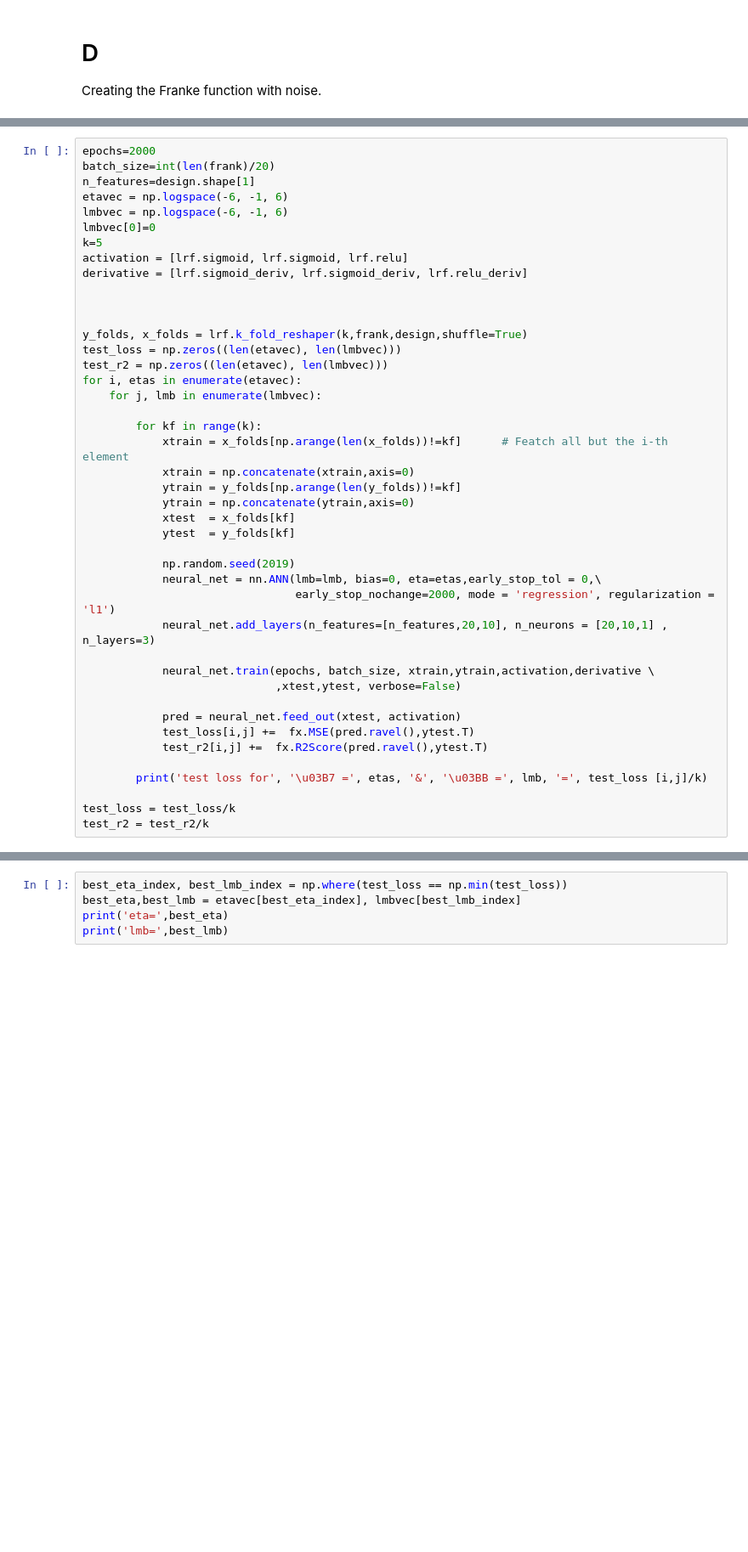
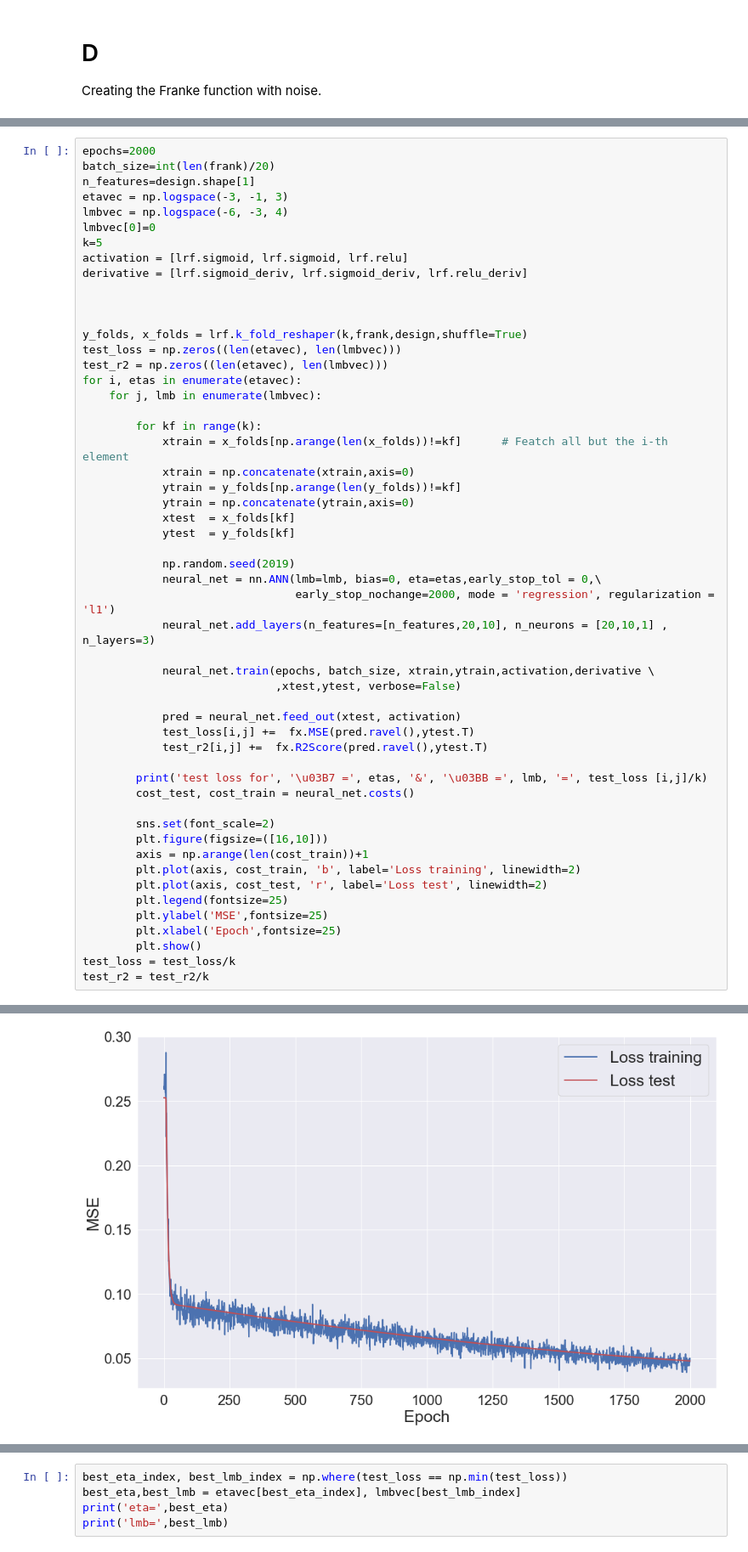
Before and after one commit to VemundST/Project2, a Jupyter notebook: Vemund/Part_D_LinearRegression-Copy1.ipynb, the cells around one changed output, grey strips where cells are left out. Shown at 85% size. Saved outputs shown, nothing was run; the diff lists cells and outputs as text; blank space fills up the shorter version.

```diff
--- a/Vemund/Part_D_LinearRegression-Copy1.ipynb
+++ b/Vemund/Part_D_LinearRegression-Copy1.ipynb
@@ -59,8 +59,8 @@ print(design.shape)
 epochs=2000
 batch_size=int(len(frank)/20)
 n_features=design.shape[1]
-etavec = np.logspace(-6, -1, 6)
-lmbvec = np.logspace(-6, -1, 6)
+etavec = np.logspace(-3, -1, 3)
+lmbvec = np.logspace(-6, -3, 4)
 lmbvec[0]=0
 k=5
 activation = [lrf.sigmoid, lrf.sigmoid, lrf.relu]
@@ -95,7 +95,17 @@ for i, etas in enumerate(etavec):
             test_r2[i,j] +=  fx.R2Score(pred.ravel(),ytest.T)
 
         print('test loss for', '\u03B7 =', etas, '&', '\u03BB =', lmb, '=', test_loss [i,j]/k)
+        cost_test, cost_train = neural_net.costs()
 
+        sns.set(font_scale=2)
+        plt.figure(figsize=([16,10]))
+        axis = np.arange(len(cost_train))+1
+        plt.plot(axis, cost_train, 'b', label='Loss training', linewidth=2)
+        plt.plot(axis, cost_test, 'r', label='Loss test', linewidth=2)
+        plt.legend(fontsize=25)
+        plt.ylabel('MSE',fontsize=25)
+        plt.xlabel('Epoch',fontsize=25)
+        plt.show()
 test_loss = test_loss/k
 test_r2 = test_r2/k
 # %% [output]
@@ -102,0 +113 @@ KeyboardInterrupt:
+[figure, added]
```
Also changed, not shown: parts of 8 cells of this notebook, 1 other file.
